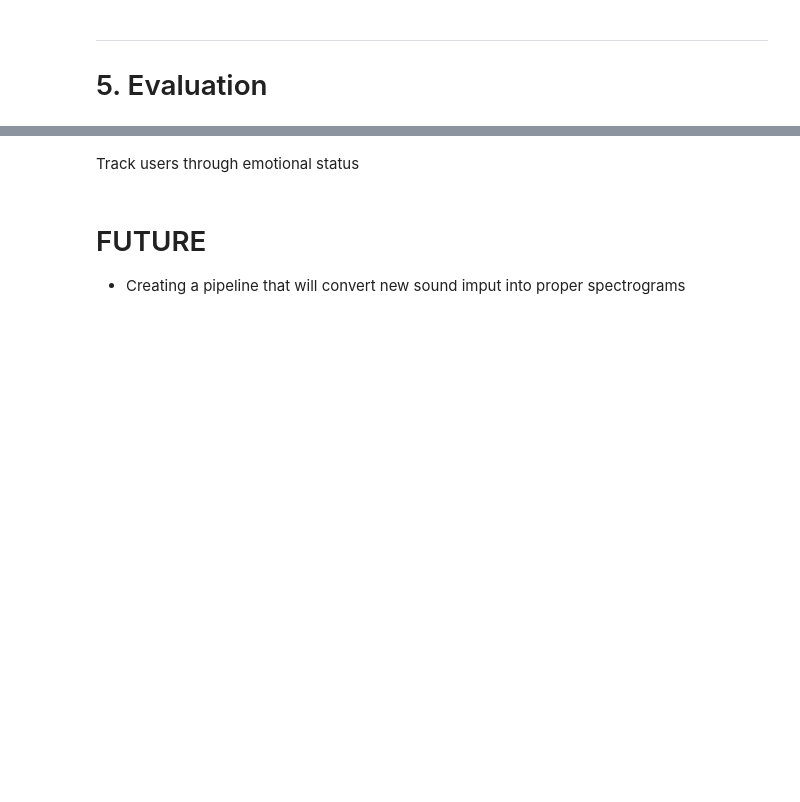
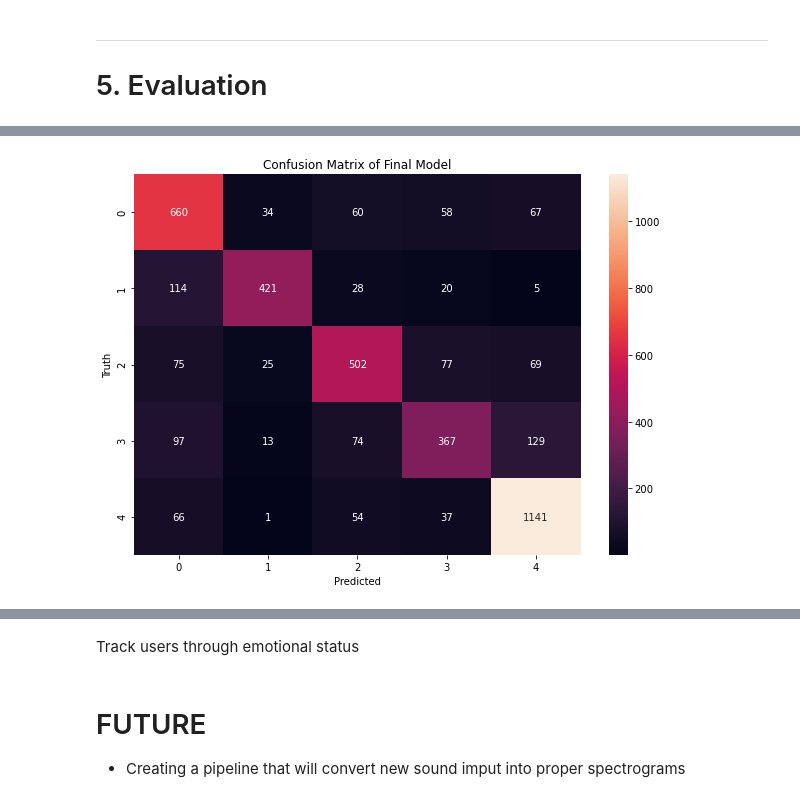
Before and after one commit to njw27/Speech_Emotion_Recognition_SER, a Jupyter notebook: Speech_Emotion_Recognition_Notebook.ipynb, the cells around one changed output, grey strips where cells are left out. Drawn from its saved outputs; the diff is of its cells as text; code cells hidden in the pictures; blank space fills up the shorter version.

```diff
--- a/EDA_notebook.ipynb
+++ b/Speech_Emotion_Recognition_Notebook.ipynb
@@ -1533,0 +1543,24 @@ More voices, more accents, more languages.
+# %%
+from sklearn.metrics import confusion_matrix
+
+
+cm =  [[660, 34, 60, 58, 67],\
+       [114, 421, 28, 20, 5],\
+       [75, 25, 502, 77, 69],\
+       [97, 13, 74, 367, 129],\
+       [66, 1, 54, 37, 1141]]
+import seaborn as sn
+plt.figure(figsize = (10,7))
+ax = sns.heatmap(cm, annot = True, fmt='g')
+plt.title("Confusion Matrix of Final Model")
+plt.xlabel('Predicted')
+plt.ylabel('Truth');
+# plt.savefig('final_model_cm')
+
+
+## For reference
+
+##([     0,         1,        2,         3,           4     ])
+##(["Amusement", "Anger", "Disgust", "Neutral", "Sleepiness"])
+# %% [output]
+[figure, added]
```
Also changed, not shown: parts of 13 cells of this notebook, 12 other files.
